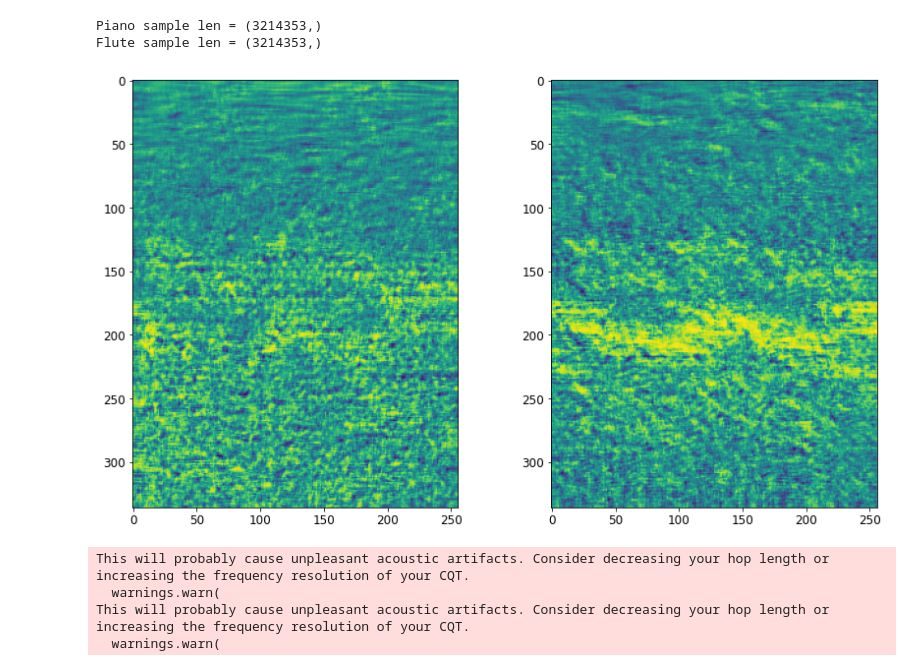
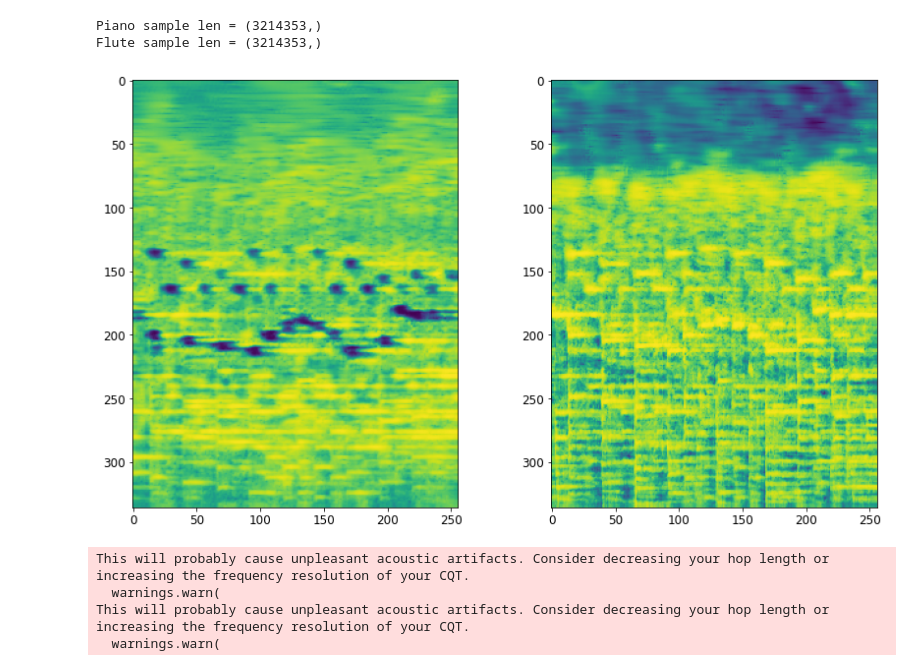
Before and after one commit to Arunothia/CS230-project, a Jupyter notebook: timbretronCycleGAN/testTimbreTransfer.ipynb, the cells around one changed output. Saved outputs shown, nothing was run; the diff lists cells and outputs as text; code cells hidden in the pictures.

Commit message:
added sampleIdx to choose intermediate snippets of song

```diff
--- a/timbretronCycleGAN/testTimbreTransfer.ipynb
+++ b/timbretronCycleGAN/testTimbreTransfer.ipynb
@@ -363,6 +366,9 @@ Piano sample len = (3214353,)
 Flute sample len = (3214353,)
 # %%
 cqtSampleLength = int(sr*numSecondsPerChunk/hopLength)
+sampleIdx = 0
+start = (sampleIdx)*cqtSampleLength
+finish = (sampleIdx + 1)*cqtSampleLength
 
 # log abs CQT and phase
 fluteCqtLogMag = np.log(np.abs(fluteCqt))
@@ -391,44 +397,44 @@ mpl.rcParams['figure.figsize'] = [14, 8]
 mpl.rcParams['font.size'] = 12
 
 with torch.no_grad():
-    flute_img = torch.from_numpy(fluteCqtLogMagNorm[None, None, :, 0:cqtSampleLength]).to(DEVICE)
-    piano_img = torch.from_numpy(pianoCqtLogMagNorm[None, None, :, 0:cqtSampleLength]).to(DEVICE)
+    flute_img = torch.from_numpy(fluteCqtLogMagNorm[None, None, :, start : finish]).to(DEVICE)
+    piano_img = torch.from_numpy(pianoCqtLogMagNorm[None, None, :, start : finish]).to(DEVICE)
 
     # generate fake piano and flute
     fake_flute, fake_piano = gen_F(piano_img).cpu().numpy(), gen_P(flute_img).cpu().numpy()
 
     # squeeze extra dims
     fake_flute, fake_piano = np.squeeze(fake_flute), np.squeeze(fake_piano)
 
     # un-normalize
     fake_flute = fake_flute * divFlute + offsetFlute
     fake_piano = fake_piano * divPiano + offsetPiano
 
     # plot to verify
     fig, ax = plt.subplots(1,2)
     ax[0].imshow(fake_flute)
     ax[1].imshow(fake_piano)
     plt.show()
     plt.close(fig)
 
     # undo the log
     fake_flute, fake_piano = np.squeeze(np.exp(fake_flute)), np.squeeze(np.exp(fake_piano))
 
 
     # generate complex numbered values for generated CQT transforms
-    generatedPianoCqt = fake_piano[:, 0:cqtSampleLength] * np.exp(1j*(fluteCqtPhase[:, 0:cqtSampleLength]))
-    generatedFluteCqt = fake_flute[:, 0:cqtSampleLength] * np.exp(1j*(pianoCqtPhase[:, 0:cqtSampleLength]))
+    generatedPianoCqt = fake_piano * np.exp(1j*(fluteCqtPhase[:, start:finish]))
+    generatedFluteCqt = fake_flute * np.exp(1j*(pianoCqtPhase[:, start:finish]))
 
     generatedPianoWav = librosa.icqt(generatedPianoCqt, sr=sr, hop_length = hopLength, bins_per_octave = numBinsPerOctave, filter_scale = filterScale)
     generatedFluteWav = librosa.icqt(generatedFluteCqt, sr=sr, hop_length = hopLength, bins_per_octave = numBinsPerOctave, filter_scale = filterScale)
 
-    generatedPianoWavFile = testOutputDir + '/debugPiano.wav'
-    generatedFluteWavFile = testOutputDir + '/debugFlute.wav'
+    generatedPianoWavFile = testOutputDir + '/piano3.wav'
+    generatedFluteWavFile = testOutputDir + '/flute3.wav'
 
     sf.write(generatedPianoWavFile, generatedPianoWav, sr, subtype='PCM_24')
     sf.write(generatedFluteWavFile, generatedFluteWav, sr, subtype='PCM_24')
 # %% [output]
-[figure, old version]
+[figure, new version]
 This will probably cause unpleasant acoustic artifacts. Consider decreasing your hop length or increasing the frequency resolution of your CQT.
   warnings.warn(
 This will probably cause unpleasant acoustic artifacts. Consider decreasing your hop length or increasing the frequency resolution of your CQT.
```
Also changed, not shown: parts of 3 cells of this notebook.
